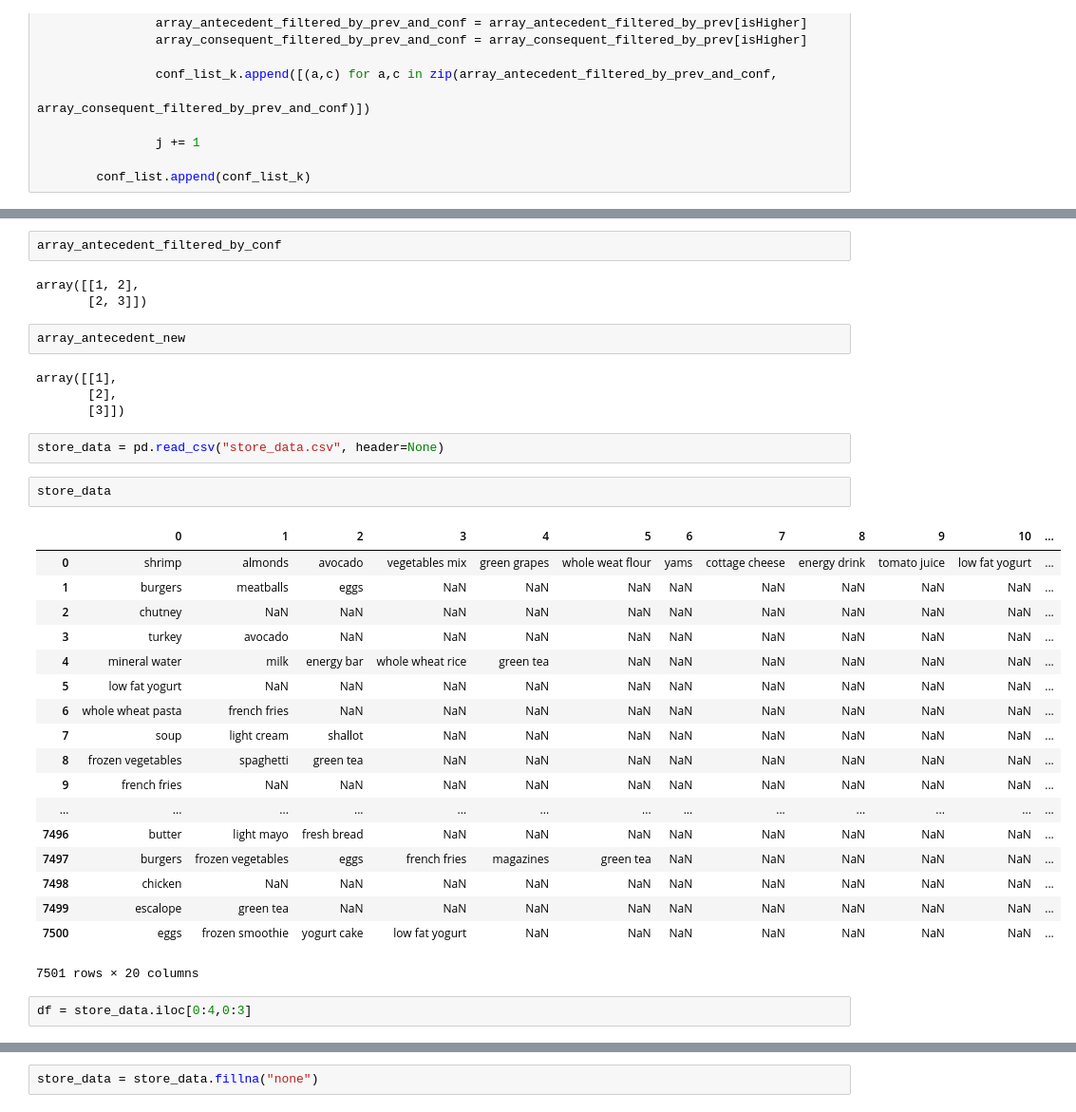
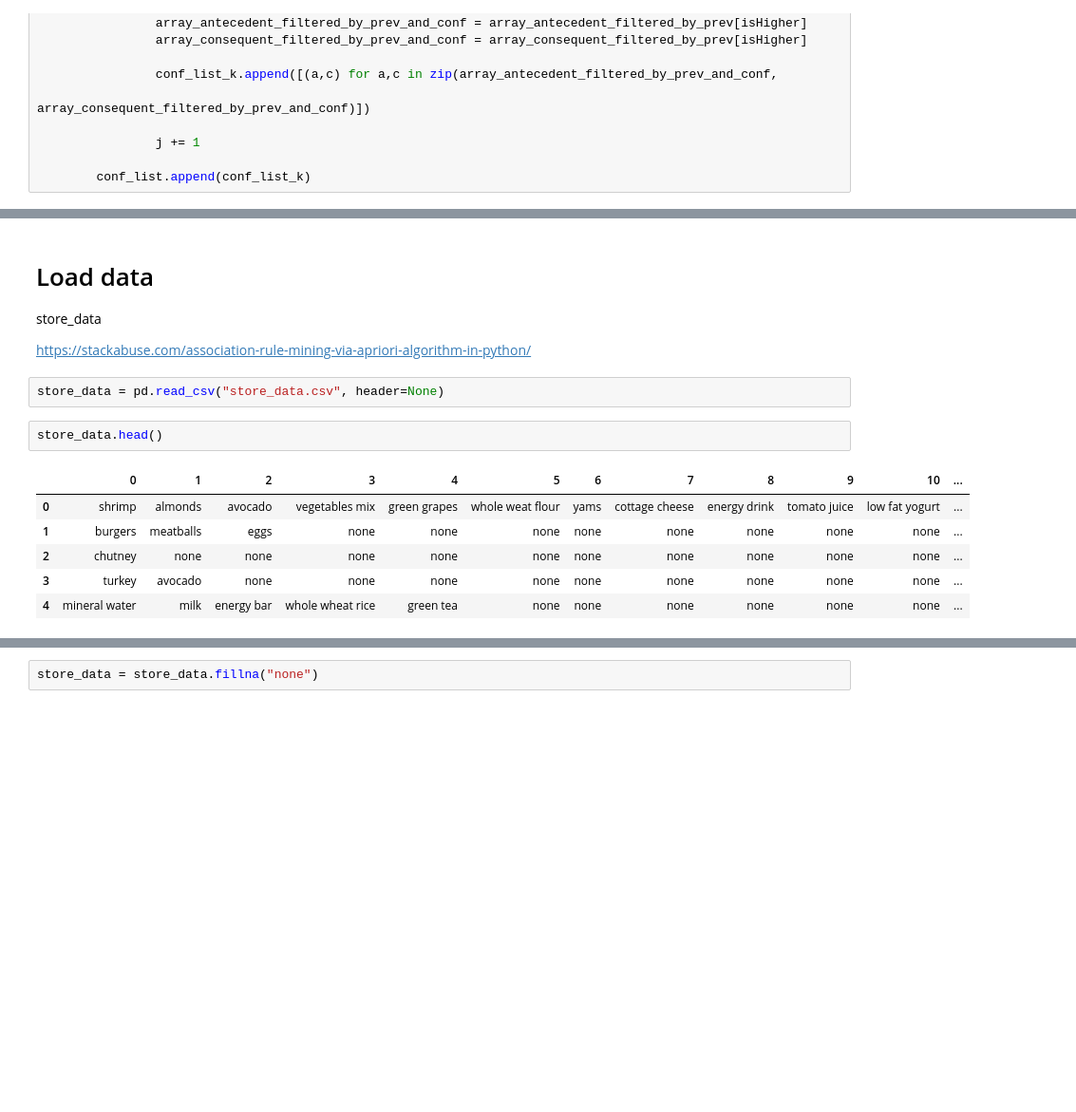
Before and after one commit to triwave33/association_rule_learning, a Jupyter notebook: association_rules.ipynb, the cells around one changed output, grey strips where cells are left out. Shown: that part at 95% size. Drawn from its saved outputs; the diff is of its cells as text; blank space fills up the shorter version.

```diff
--- a/association_rules.ipynb
+++ b/association_rules.ipynb
@@ -452,36 +526,17 @@ conf_list
-# %%
-array_antecedent_filtered_by_conf
-# %% [output]
-array([[1, 2],
-       [2, 3]])
-# %%
-array_antecedent_new
-# %% [output]
-array([[1],
-       [2],
-       [3]])
+# %% [markdown]
+# Load data
+
+store_data
+
+https://stackabuse.com/association-rule-mining-via-apriori-algorithm-in-python/
 # %%
 store_data = pd.read_csv("store_data.csv", header=None)
 # %%
-store_data
+store_data.head()
 # %% [output]
 |  | 0 | 1 | 2 | 3 | 4 | 5 | 6 | 7 | 8 | 9 | 10 | ... |
 | 0 | shrimp | almonds | avocado | vegetables mix | green grapes | whole weat flour | yams | cottage cheese | energy drink | tomato juice | low fat yogurt | ... |
-| 1 | burgers | meatballs | eggs | NaN | NaN | NaN | NaN | NaN | NaN | NaN | NaN | ... |
-| 2 | chutney | NaN | NaN | NaN | NaN | NaN | NaN | NaN | NaN | NaN | NaN | ... |
-| 3 | turkey | avocado | NaN | NaN | NaN | NaN | NaN | NaN | NaN | NaN | NaN | ... |
-| 4 | mineral water | milk | energy bar | whole wheat rice | green tea | NaN | NaN | NaN | NaN | NaN | NaN | ... |
-| 5 | low fat yogurt | NaN | NaN | NaN | NaN | NaN | NaN | NaN | NaN | NaN | NaN | ... |
-| 6 | whole wheat pasta | french fries | NaN | NaN | NaN | NaN | NaN | NaN | NaN | NaN | NaN | ... |
-| 7 | soup | light cream | shallot | NaN | NaN | NaN | NaN | NaN | NaN | NaN | NaN | ... |
-| 8 | frozen vegetables | spaghetti | green tea | NaN | NaN | NaN | NaN | NaN | NaN | NaN | NaN | ... |
-| 9 | french fries | NaN | NaN | NaN | NaN | NaN | NaN | NaN | NaN | NaN | NaN | ... |
-| ... | ... | ... | ... | ... | ... | ... | ... | ... | ... | ... | ... | ... |
-| 7496 | butter | light mayo | fresh bread | NaN | NaN | NaN | NaN | NaN | NaN | NaN | NaN | ... |
-| 7497 | burgers | frozen vegetables | eggs | french fries | magazines | green tea | NaN | NaN | NaN | NaN | NaN | ... |
-| 7498 | chicken | NaN | NaN | NaN | NaN | NaN | NaN | NaN | NaN | NaN | NaN | ... |
-| 7499 | escalope | green tea | NaN | NaN | NaN | NaN | NaN | NaN | NaN | NaN | NaN | ... |
-| 7500 | eggs | frozen smoothie | yogurt cake | low fat yogurt | NaN | NaN | NaN | NaN | NaN | NaN | NaN | ... |
+| 1 | burgers | meatballs | eggs | none | none | none | none | none | none | none | none | ... |
+| 2 | chutney | none | none | none | none | none | none | none | none | none | none | ... |
+| 3 | turkey | avocado | none | none | none | none | none | none | none | none | none | ... |
+| 4 | mineral water | milk | energy bar | whole wheat rice | green tea | none | none | none | none | none | none | ... |
-7501 rows × 20 columns
-# %%
-df = store_data.iloc[0:4,0:3]
```
Also changed, not shown: parts of 46 cells of this notebook.
